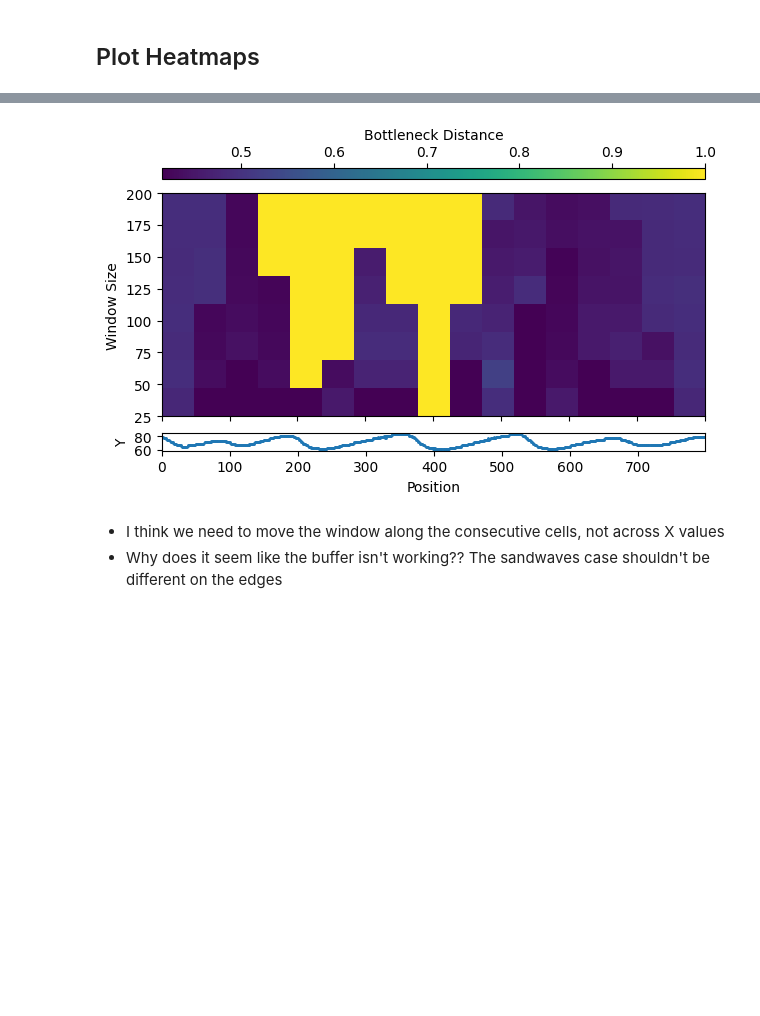
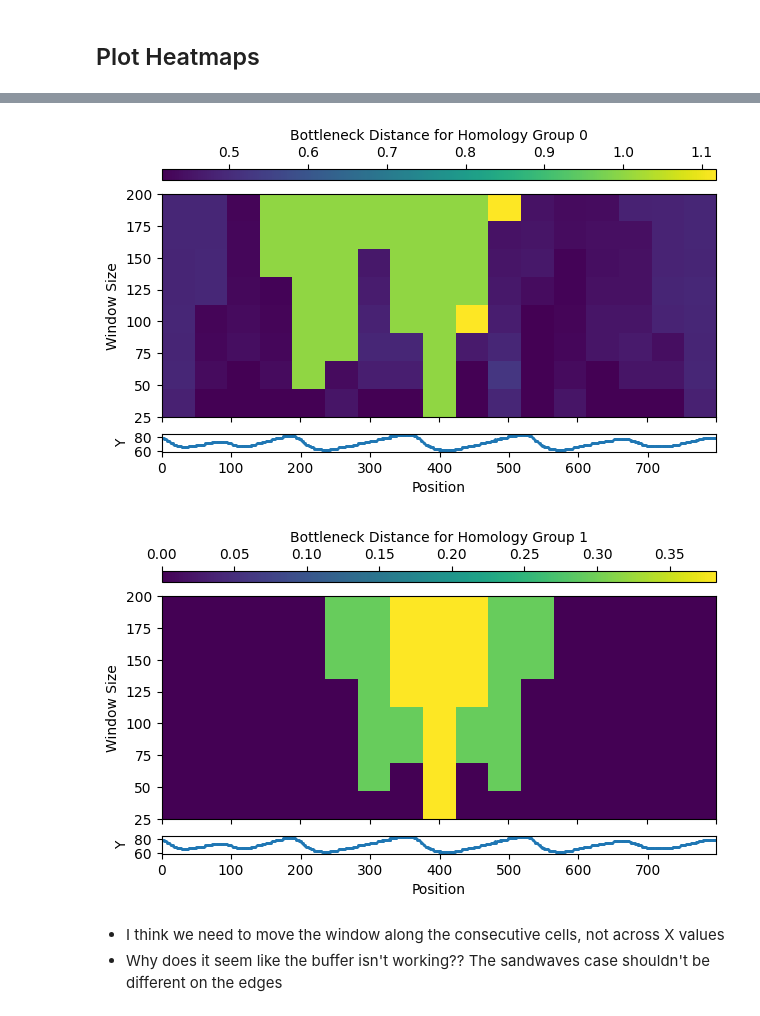
Before and after one commit to dmcdoug/Topology-of-Shoreline-Features, a Jupyter notebook: sliding_window.ipynb, the cells around one changed output, grey strips where cells are left out. Drawn from its saved outputs; the diff is of its cells as text; code cells hidden in the pictures; blank space fills up the shorter version.

Commit message:
Added homology groups Refactored and tested parallelized sliding_windows_par and heamaps added persistence diagrams with matchings

```diff
--- a/sliding_window.ipynb
+++ b/sliding_window.ipynb
@@ -185,8 +252,8 @@ data = coasts[list(coasts.keys())[videoNum]][timestep]
 videoNum = -1
 timestep = -1
 # Returns 2D point cloud x,y
-data = coasts[list(coasts.keys())[videoNum]][timestep]
-dists, positions, sizes = sliding_windows_par(data, dx=50, maxWindow=200, minWindow=50, step=25)
+data = coasts[list(coasts.keys())[videoNum]][timestep]         # Fast: 100                                   50
+dists, positions, sizes, homologyGroups = sliding_windows_par(data, dx=50, maxWindow=200, minWindow=50, step=25)
 # %% [output]
 Positions: [  0  50 100 150 200 250 300 350 400 450 500 550 600 650 700 750 800]
 Offsets: [ 12.5  25.   37.5  50.   62.5  75.   87.5 100. ]
@@ -223,12 +303,13 @@ print(np.flipud(dists))
 # %% [markdown]
 ## Plot Heatmaps
 # %%
-def plot_heatmap(dists, positions, sizes):
+# TODO: filter by homology group
+def plot_heatmap(dists, homologyGroup, positions, sizes):
   fig, (ax1, ax2) = plt.subplots(2, 1)
 
   # Plot the heatmap
-  im = ax1.imshow(dists, aspect='auto', origin='lower', extent=[positions.min(), positions.max(), sizes.min(), sizes.max()])
-  fig.colorbar(im, ax=ax1, label='Bottleneck Distance', orientation='horizontal', location='top', aspect=50)
+  im = ax1.imshow(dists[homologyGroup], aspect='auto', origin='lower', extent=[positions.min(), positions.max(), sizes.min(), sizes.max()])
+  fig.colorbar(im, ax=ax1, label=f"Bottleneck Distance for Homology Group {homologyGroup}", orientation='horizontal', location='top', aspect=50)
   ax1.set_ylabel('Window Size')
   # ax1.set_xlim(data[:,0].min(), data[:,0].max()) # Ensure x-axis matches scatter plot
   ax1.tick_params(
@@ -249,5 +330,6 @@ def plot_heatmap(dists, positions, sizes):
   plt.tight_layout()
   plt.show()
 # %%
-plot_heatmap(dists, positions, sizes)
+for hg in homologyGroups:
+  plot_heatmap(dists, hg, positions, sizes)
 # %% [output]
@@ -256,8 +341,8 @@ plot_heatmap(dists, positions, sizes)
 videoNum = 0
 timestep = -1
 # Returns 2D point cloud x,y
-data = coasts[list(coasts.keys())[videoNum]][timestep]
-dists, positions, sizes = sliding_windows_par(data, dx=50, maxWindow=200, minWindow=50, step=25)
+data = coasts[list(coasts.keys())[videoNum]][timestep]         # Fast: 100                                   50
+dists, positions, sizes, homologyGroups = sliding_windows_par(data, dx=50, maxWindow=200, minWindow=50, step=25)
 # %% [output]
 Positions: [  0  50 100 150 200 250 300 350 400 450 500 550 600 650 700 750 800]
 Offsets: [ 12.5  25.   37.5  50.   62.5  75.   87.5 100. ]
@@ -294,7 +388,9 @@ print(np.flipud(dists))
 # %%
-plot_heatmap(dists, positions, sizes)
+for hg in homologyGroups:
+  plot_heatmap(dists, hg, positions, sizes)
 # %% [output]
-[figure, old version]
+[figure, new version]
+[figure, added]
 # %% [markdown]
 * I think we need to move the window along the consecutive cells, not across X values
 * Why does it seem like the buffer isn't working?? The sandwaves case shouldn't be different on the edges
```
Also changed, not shown: parts of 20 cells of this notebook.
